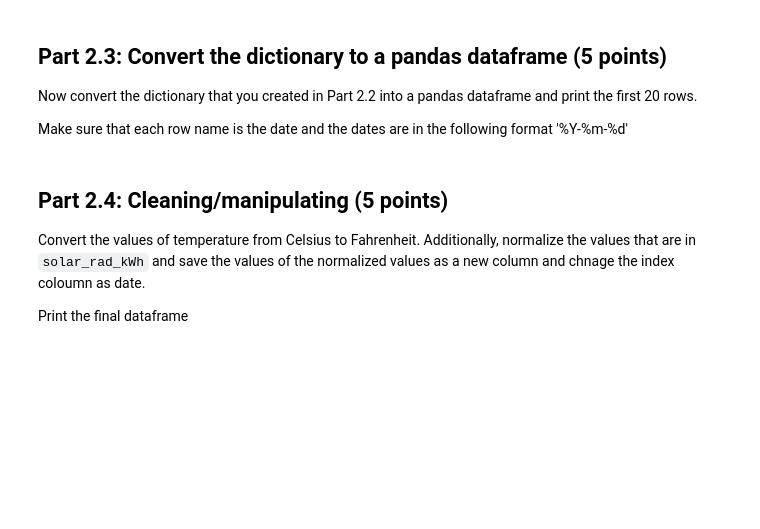
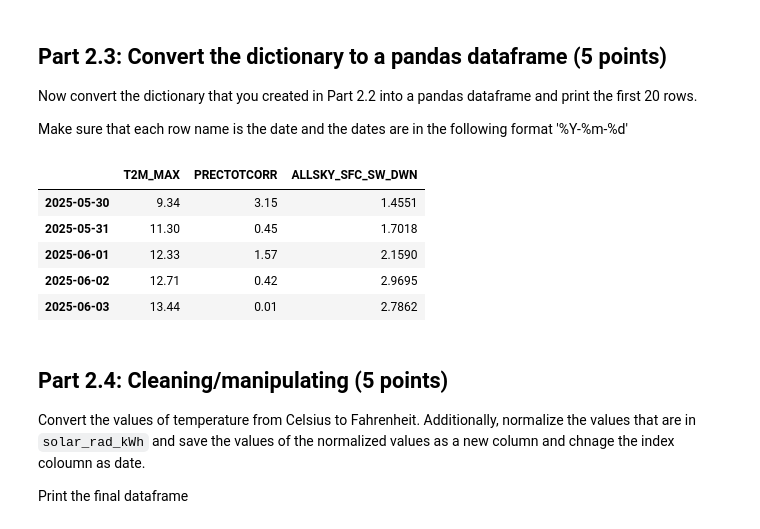
Before and after one commit to vigneshsaravanakumar404/DS-3000-Foundations-of-Data-Science, a Jupyter notebook: Homeworks/HW2/HW2.ipynb, the cells around one changed output. Saved outputs shown, nothing was run; the diff lists cells and outputs as text; code cells hidden in the pictures; blank space fills up the shorter version.

```diff
--- a/Homeworks/HW2/HW2.ipynb
+++ b/Homeworks/HW2/HW2.ipynb
@@ -468,6 +502,17 @@ Save the daily values of `T2M_MAX` as the key name: `max_temp_C`, `PRECTOTCORR`
 Now convert the dictionary that you created in Part 2.2 into a pandas dataframe and print the first 20 rows.
 
 Make sure that each row name is the date and the dates are in the following format '%Y-%m-%d'
+# %%
+df_nasa = pd.DataFrame(dict_data)
+df_nasa.index = pd.to_datetime(df_nasa.index)
+df_nasa.head()
+# %% [output]
+|  | T2M_MAX | PRECTOTCORR | ALLSKY_SFC_SW_DWN |
+| 2025-05-30 | 9.34 | 3.15 | 1.4551 |
+| 2025-05-31 | 11.30 | 0.45 | 1.7018 |
+| 2025-06-01 | 12.33 | 1.57 | 2.1590 |
+| 2025-06-02 | 12.71 | 0.42 | 2.9695 |
+| 2025-06-03 | 13.44 | 0.01 | 2.7862 |
 # %% [markdown]
 ## Part 2.4: Cleaning/manipulating (5 points)
 
```
Also changed, not shown: parts of 18 cells of this notebook.
